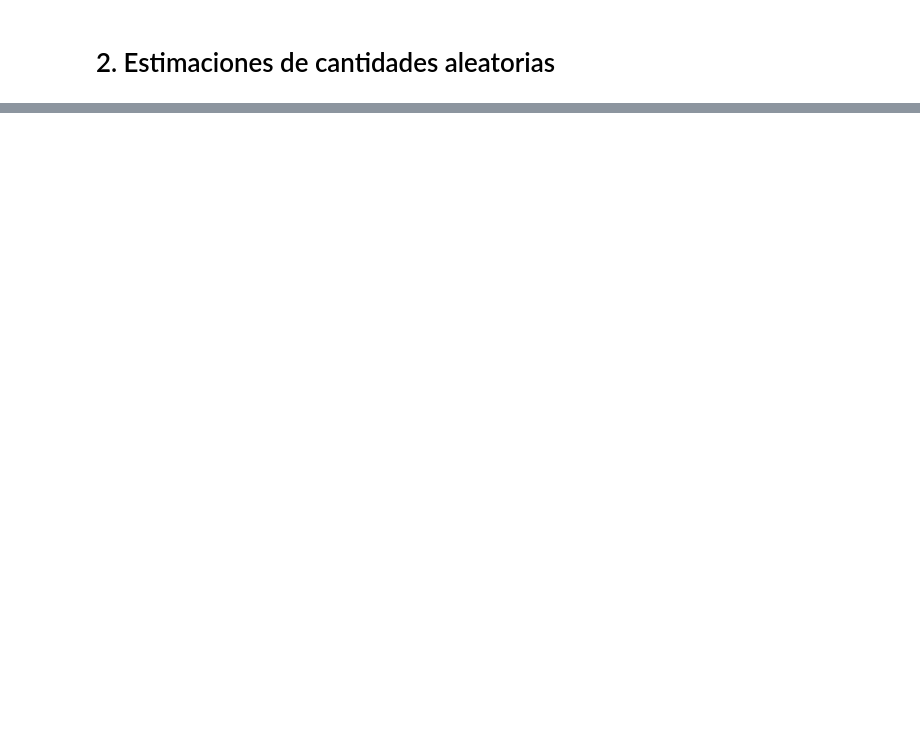
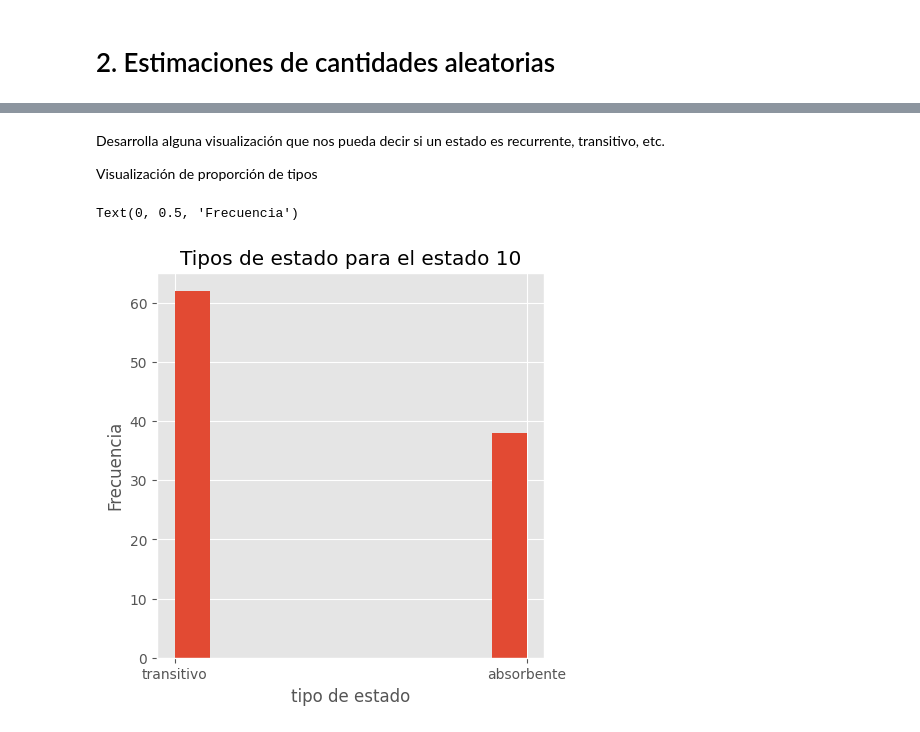
Before and after one commit to linear-regret/Procesos-Estocasticos, a Jupyter notebook: Práctica 1 Procesos Estocásticos/P1_PE.ipynb, the cells around one changed output, grey strips where cells are left out. Drawn from its saved outputs; the diff is of its cells as text; code cells hidden in the pictures; blank space fills up the shorter version.

```diff
--- a/Práctica 1 Procesos Estocásticos/P1_PE.ipynb
+++ b/Práctica 1 Procesos Estocásticos/P1_PE.ipynb
@@ -192,0 +307,19 @@ Puedes calcular alguna cantidad interesante de las cadenas aleatorias? Por ejemp
+# %% [markdown]
+Desarrolla alguna visualización que nos pueda decir si un estado es recurrente, transitivo, etc.
+
+Visualización de proporción de tipos
+# %%
+N_simul=100
+
+tipos=[]
+estado=10
+for i in tqm(range(N_simul)):
+    tipo, cadena, razon= tipo_estado(estado=estado,pi_0=pi_0,p=0.6,imprimir=False)
+    tipos.append(tipo)
+
+plt.figure(figsize=(5,5))
+plt.hist(tipos)
+plt.title(f'Tipos de estado para el estado {estado}');plt.xlabel('tipo de estado');plt.ylabel('Frecuencia')
+# %% [output]
+Text(0, 0.5, 'Frecuencia')
+[figure, added]
```
Also changed, not shown: parts of 22 cells of this notebook.
